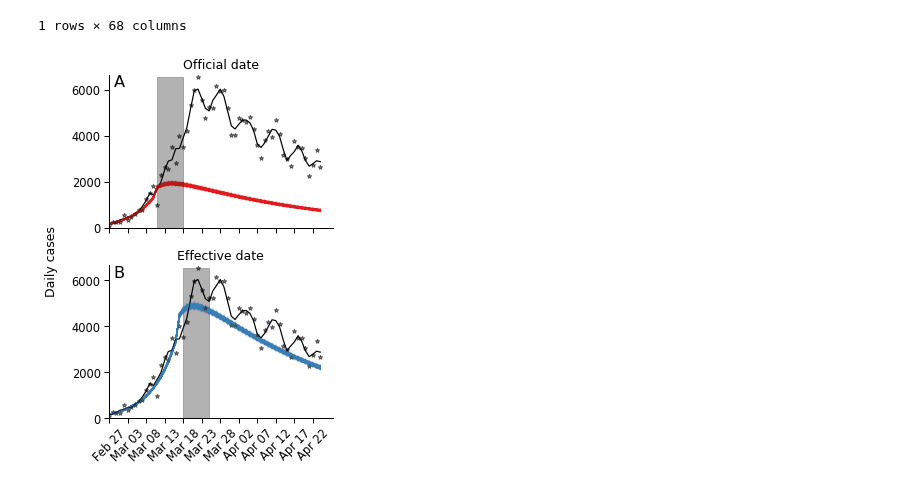
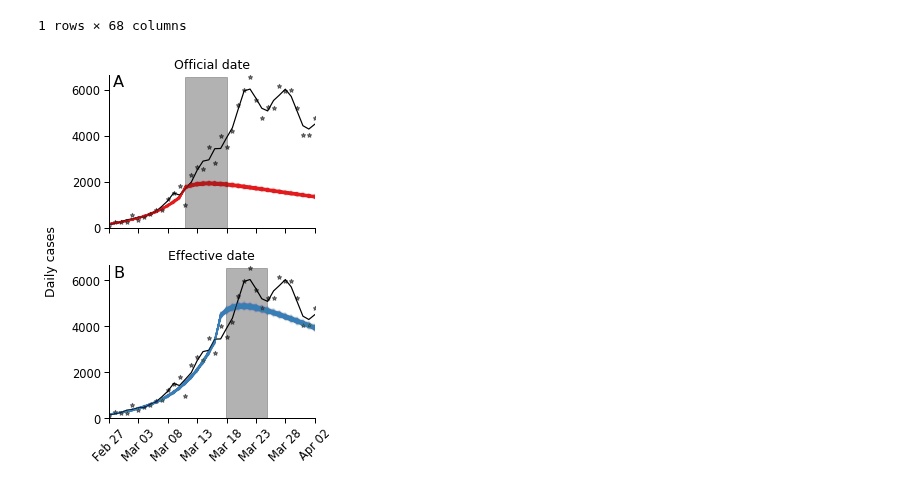
Before and after one commit to yoavram-lab/EffectiveNPI, a Jupyter notebook: src/Fig5.ipynb, the cells around one changed output. Drawn from its saved outputs; the diff is of its cells as text; code cells hidden in the pictures.

```diff
--- a/src/Fig5.ipynb
+++ b/src/Fig5.ipynb
@@ -123,33 +124,33 @@ for ax in axes.flat:
     ax.plot(t, X_mean, '-', color='k')
 
 ax = axes[0]
 ax.set_title('Official date')
 ax.plot(t, y_star.T, color=red, alpha=0.01)
 # ax.fill_between(t, y_starlow, y_starhigh, color=red, alpha=0.5)
 # ax.axvline(τ_star_days, ymax=max_vline, color=red,   ls='-', lw=3)
 # ax.axvline(τ_star_days+7, ymax=max_vline, color=red,   ls='-', lw=3)
 ax.fill_between([τ_star_days, τ_star_days+7], 0, ymax, color='k', alpha=0.3)
 
 ax = axes[1]
 ax.set_title('Effective date')
 ax.plot(t, y_hat.T, color=blue, alpha=0.01)
 # ax.fill_between(t, y_hatlow, y_hathigh, color=blue, alpha=0.5)
 # ax.axvline(τ, ymax=max_vline, color=blue, ls='-', lw=3)
 # ax.axvline(τ+7, ymax=max_vline, color=blue, ls='-', lw=3)
 ax.fill_between([τ, τ+7], 0, ymax, color='k', alpha=0.3)
 
 days = t[::5]
 labels = [τ_to_string(d) for d in days]
 ax.set_xticks(days)
 ax.set_xticklabels(labels, rotation=45)
-ax.set_xlim(10, None)
+ax.set_xlim(10, 45)
 ax.set_ylim(0, ymax+100)
 txt = fig_ylabel(fig, 'Daily cases')
 
 fig.tight_layout()
 # fig.suptitle(country)
 fig_panel_labels(axes, xcoord=0.02)
 sns.despine()
-fig.savefig('../../output-tmp/fig5.pdf', dpi=100, **savefig_bbox(txt))
+fig.savefig('../../output-tmp/fig5_45.pdf', dpi=100, **savefig_bbox(txt))
 # %% [output]
-[figure, old version]
+[figure, new version]
```
Also changed, not shown: parts of 3 cells of this notebook.
